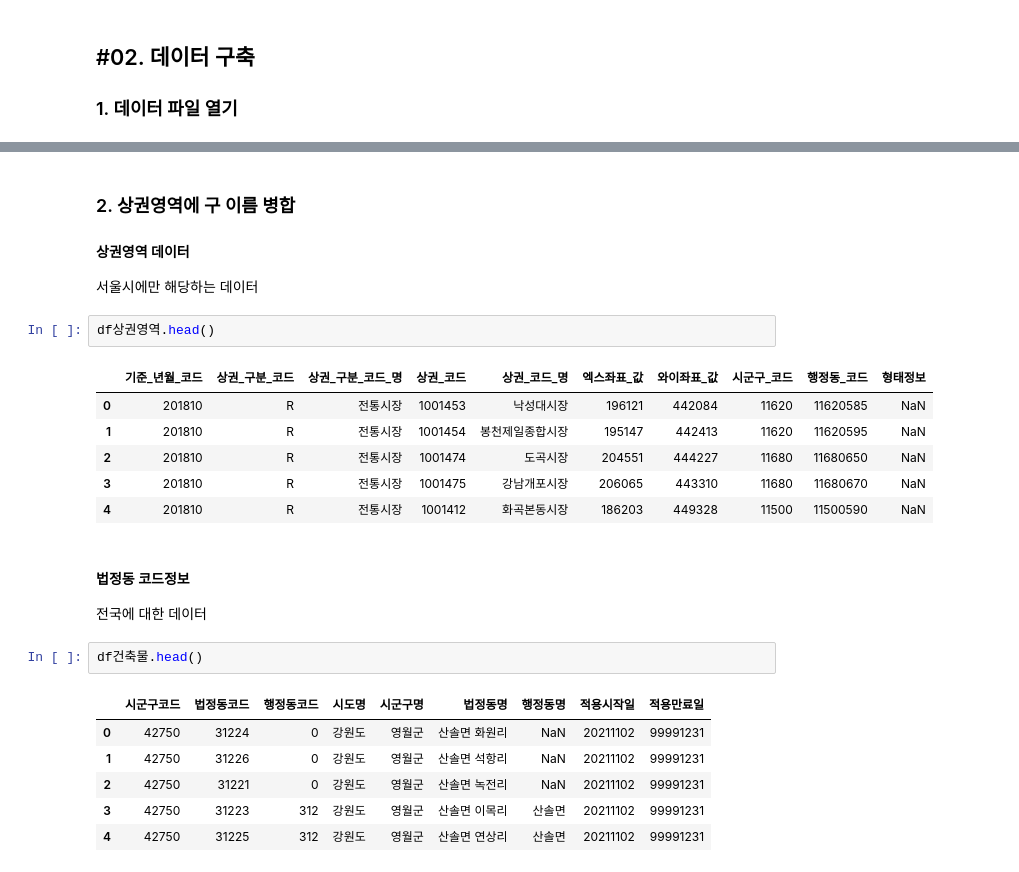
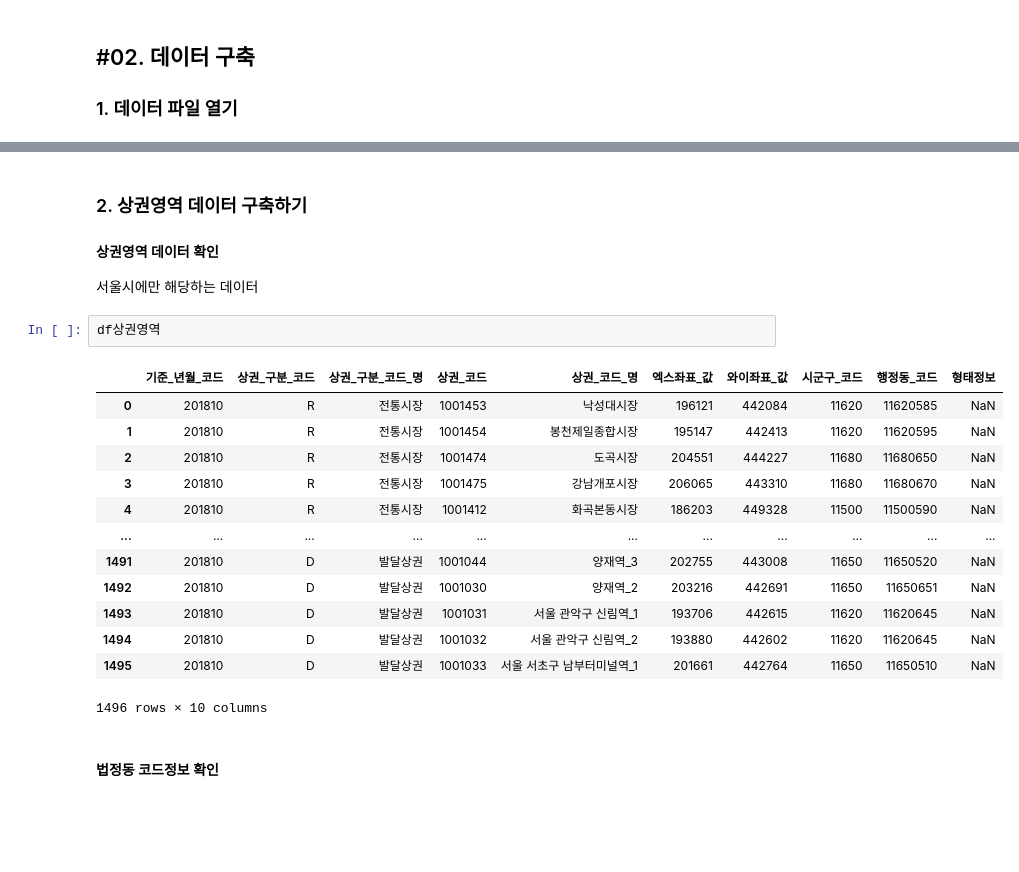
Before and after one commit to maker-lee/megait-data, a Jupyter notebook: 상권분석/데이터전처리.ipynb, the cells around one changed output, grey strips where cells are left out. Cells and saved outputs as stored; diff of their text form; blank space fills up the shorter version.

```diff
--- a/상권분석/데이터전처리.ipynb
+++ b/상권분석/데이터전처리.ipynb
@@ -37,28 +29,24 @@ df건축물 = read_csv('data/서울특별시 건축물대장 법정동 코드정
 # %% [markdown]
-### 2. 상권영역에 구 이름 병합
+### 2. 상권영역 데이터 구축하기
 
-#### 상권영역 데이터
+#### 상권영역 데이터 확인
 
 서울시에만 해당하는 데이터
 # %%
-df상권영역.head()
+df상권영역
 # %% [output]
 |  | 기준_년월_코드 | 상권_구분_코드 | 상권_구분_코드_명 | 상권_코드 | 상권_코드_명 | 엑스좌표_값 | 와이좌표_값 | 시군구_코드 | 행정동_코드 | 형태정보 |
 | 0 | 201810 | R | 전통시장 | 1001453 | 낙성대시장 | 196121 | 442084 | 11620 | 11620585 | NaN |
 | 1 | 201810 | R | 전통시장 | 1001454 | 봉천제일종합시장 | 195147 | 442413 | 11620 | 11620595 | NaN |
 | 2 | 201810 | R | 전통시장 | 1001474 | 도곡시장 | 204551 | 444227 | 11680 | 11680650 | NaN |
 | 3 | 201810 | R | 전통시장 | 1001475 | 강남개포시장 | 206065 | 443310 | 11680 | 11680670 | NaN |
 | 4 | 201810 | R | 전통시장 | 1001412 | 화곡본동시장 | 186203 | 449328 | 11500 | 11500590 | NaN |
+| ... | ... | ... | ... | ... | ... | ... | ... | ... | ... | ... |
+| 1491 | 201810 | D | 발달상권 | 1001044 | 양재역_3 | 202755 | 443008 | 11650 | 11650520 | NaN |
+| 1492 | 201810 | D | 발달상권 | 1001030 | 양재역_2 | 203216 | 442691 | 11650 | 11650651 | NaN |
+| 1493 | 201810 | D | 발달상권 | 1001031 | 서울 관악구 신림역_1 | 193706 | 442615 | 11620 | 11620645 | NaN |
+| 1494 | 201810 | D | 발달상권 | 1001032 | 서울 관악구 신림역_2 | 193880 | 442602 | 11620 | 11620645 | NaN |
+| 1495 | 201810 | D | 발달상권 | 1001033 | 서울 서초구 남부터미널역_1 | 201661 | 442764 | 11650 | 11650510 | NaN |
+1496 rows × 10 columns
 # %% [markdown]
-#### 법정동 코드정보
-
-전국에 대한 데이터
+#### 법정동 코드정보 확인
-# %%
-df건축물.head()
-# %% [output]
-|  | 시군구코드 | 법정동코드 | 행정동코드 | 시도명 | 시군구명 | 법정동명 | 행정동명 | 적용시작일 | 적용만료일 |
-| 0 | 42750 | 31224 | 0 | 강원도 | 영월군 | 산솔면 화원리 | NaN | 20211102 | 99991231 |
-| 1 | 42750 | 31226 | 0 | 강원도 | 영월군 | 산솔면 석항리 | NaN | 20211102 | 99991231 |
-| 2 | 42750 | 31221 | 0 | 강원도 | 영월군 | 산솔면 녹전리 | NaN | 20211102 | 99991231 |
-| 3 | 42750 | 31223 | 312 | 강원도 | 영월군 | 산솔면 이목리 | 산솔면 | 20211102 | 99991231 |
-| 4 | 42750 | 31225 | 312 | 강원도 | 영월군 | 산솔면 연상리 | 산솔면 | 20211102 | 99991231 |
```
Also changed, not shown: parts of 59 cells of this notebook, 10 other files.
